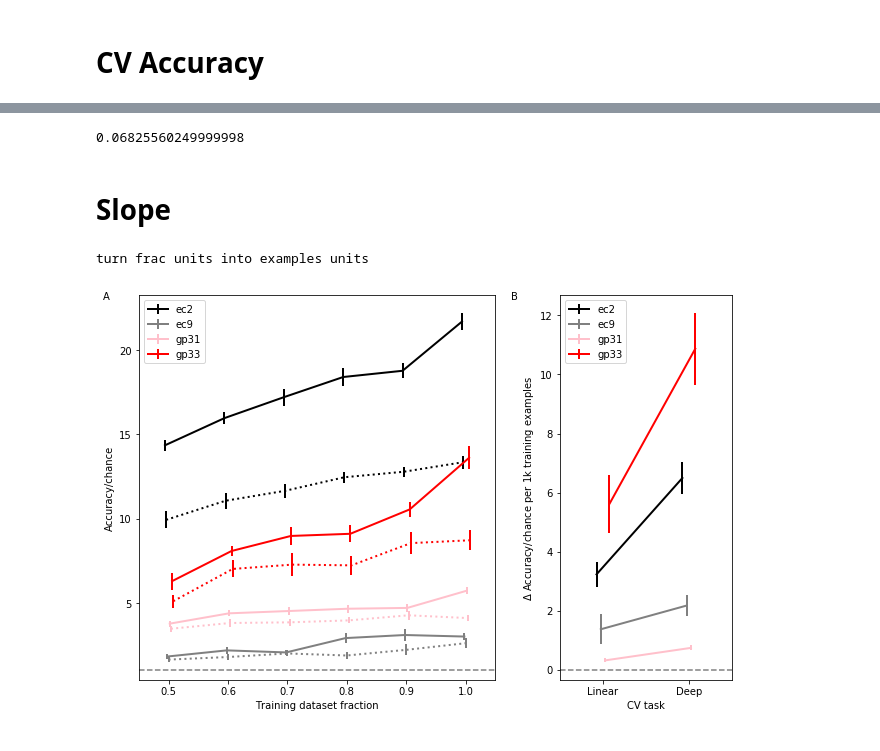
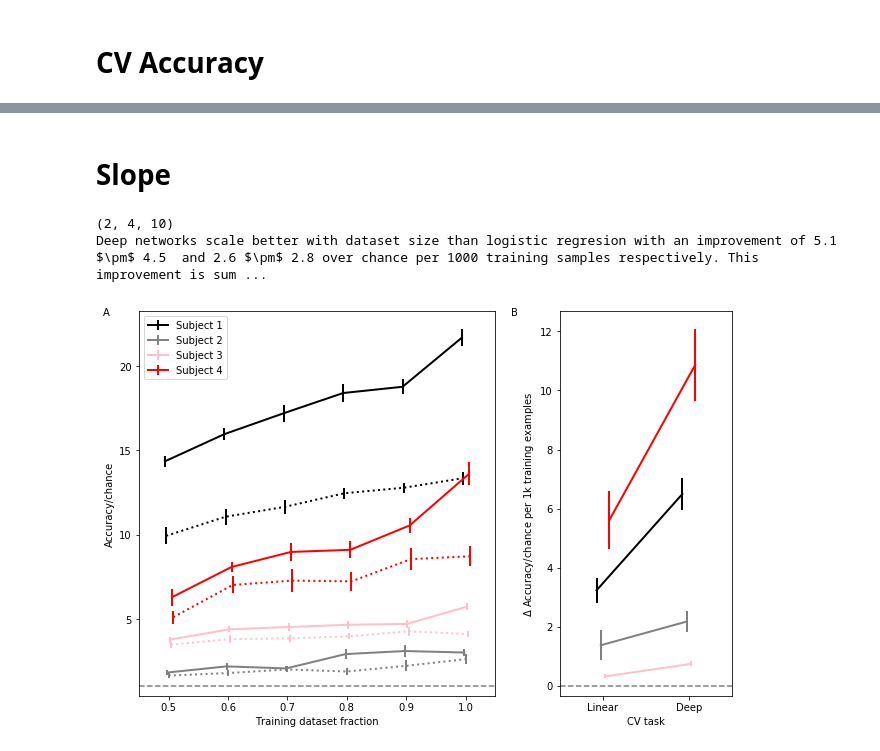
Before and after one commit to BouchardLab/cv_paper_plots, a Jupyter notebook: accuracy_slope/accuracy_slope.ipynb, the cells around one changed output, grey strips where cells are left out. Saved outputs shown, nothing was run; the diff lists cells and outputs as text; code cells hidden in the pictures.

```diff
--- a/accuracy_slope/accuracy_slope.ipynb
+++ b/accuracy_slope/accuracy_slope.ipynb
@@ -115,37 +110,34 @@ Manner classification accuracy (XX way) improves from 51.7 $\pm$ 10.7\%  to 54.3
-# %%
-(0.14730768 + 0.00822784 + .03230171 + 0.08518518) / 4
-# %% [output]
-0.06825560249999998
 # %% [markdown]
 # Slope
 # %%
 reload(slope)
 plt.close()
 f = plt.figure(figsize=(9, 6))
 
 te = .01
 le = .075
 re = .01
 be = .1
 h_gap = .1
 
 w1 = .55
 w2 = 1. - le - w1 - h_gap - re
 h = 1. - te - be
 
 ax_lines = f.add_axes([le, be, w1, h])
 ax_slopes = f.add_axes([le + w1 + h_gap, be, w2, h])
 
-slope.plot_cv_slope(deep_all, linear_all, chance[0], training_size, subjects, fracs, colors, (ax_lines, ax_slopes))
+slope.plot_cv_slope(deep_all, linear_all, chance[0], training_size, fracs, colors, (ax_lines, ax_slopes))
 
 x0 = .02
 y0 = .98
 x1 = .65
 
 f.text(x0, y0, 'A')
 f.text(x1, y0, 'B')
 
 plt.savefig(os.path.join(os.environ['HOME'], 'Downloads/slope.pdf'))
 # %% [output]
-turn frac units into examples units
+(2, 4, 10)
+Deep networks scale better with dataset size than logistic regresion with an improvement of 5.1 $\pm$ 4.5  and 2.6 $\pm$ 2.8 over chance per 1000 training samples respectively. This improvement is sum ...
-[figure, old version]
+[figure, new version]
```
Also changed, not shown: parts of 1 cell of this notebook, 2 other files.
